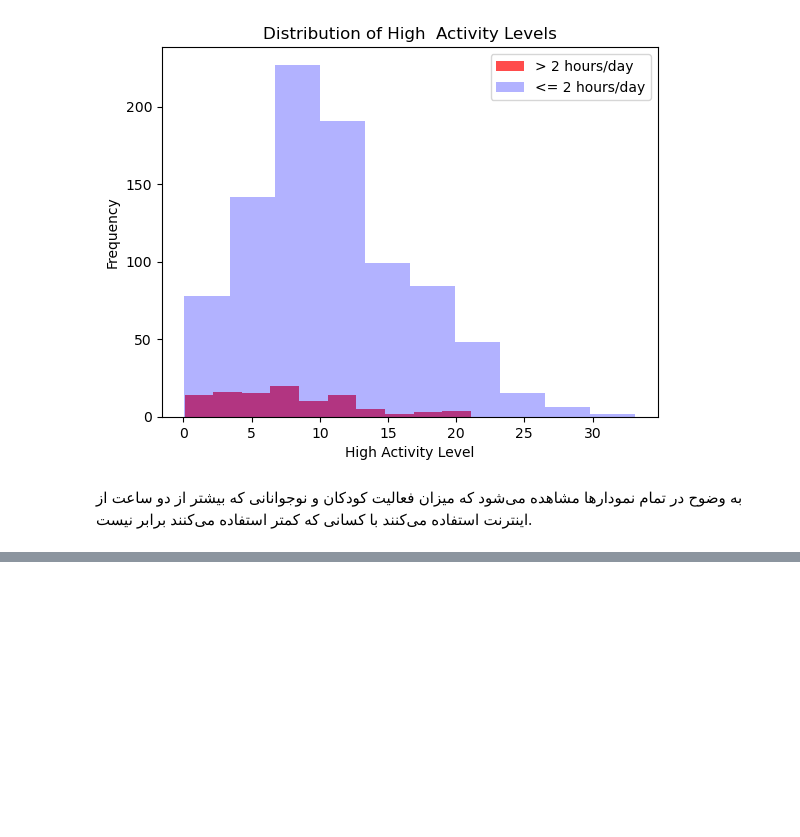
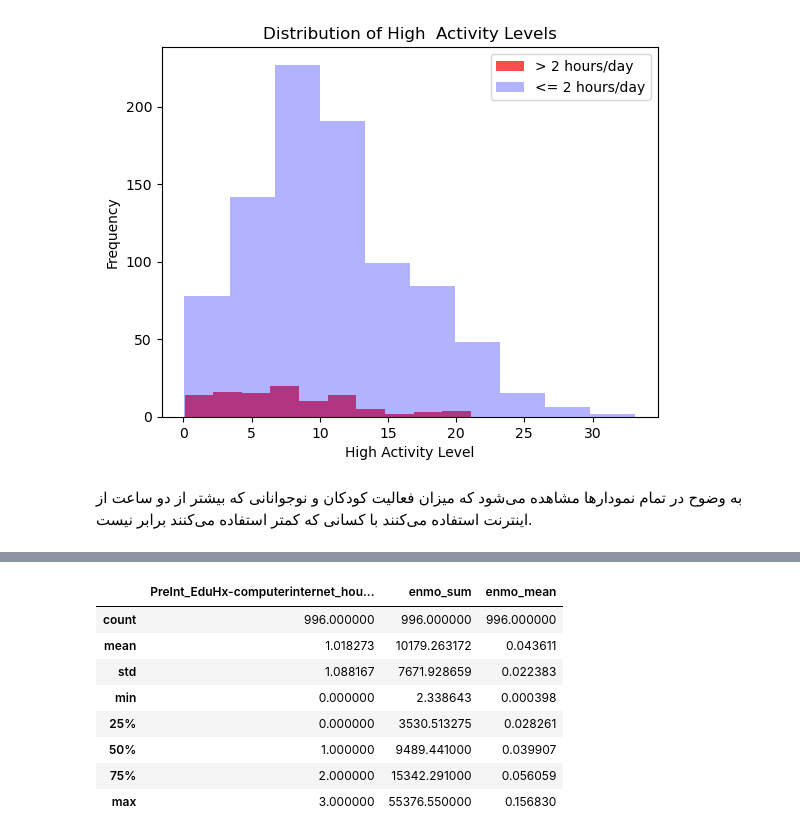
Before and after one commit to Ramtin-Karbaschi/BehaviorDetection_and_MobileMarketAnalysis, a Jupyter notebook: hypothesis_test.ipynb, the cells around one changed output, grey strips where cells are left out. Cells and saved outputs as stored; diff of their text form; code cells hidden in the pictures; blank space fills up the shorter version.

```diff
--- a/hypothesis_test.ipynb
+++ b/hypothesis_test.ipynb
@@ -390,3 +420,20 @@ for high-level activities data we have:
 The data for 'more_than_two' is not normally distributed.
 The data for 'less_than_two' is not normally distributed.
 Mann-Whitney U Test: H0 is rejected. The level of physical activity in children and adults who use the internet for more than two hours is not equal to those who use it for less than two hours.
+# %%
+## total activity
+
+sum_mean = pd.read_csv('/Users/arqavan/Downloads/enmo_sum&mean.csv')
+df_h_tot = pd.merge(df_h, sum_mean, on=['id'])
+df_h_tot = df_h_tot[['PreInt_EduHx-computerinternet_hoursday', 'enmo_sum', 'enmo_mean']]
+df_h_tot.describe()
+# %% [output]
+|  | PreInt_EduHx-computerinternet_hou... | enmo_sum | enmo_mean |
+| count | 996.000000 | 996.000000 | 996.000000 |
+| mean | 1.018273 | 10179.263172 | 0.043611 |
+| std | 1.088167 | 7671.928659 | 0.022383 |
+| min | 0.000000 | 2.338643 | 0.000398 |
+| 25% | 0.000000 | 3530.513275 | 0.028261 |
+| 50% | 1.000000 | 9489.441000 | 0.039907 |
+| 75% | 2.000000 | 15342.291000 | 0.056059 |
+| max | 3.000000 | 55376.550000 | 0.156830 |
```
Also changed, not shown: parts of 8 cells of this notebook.
